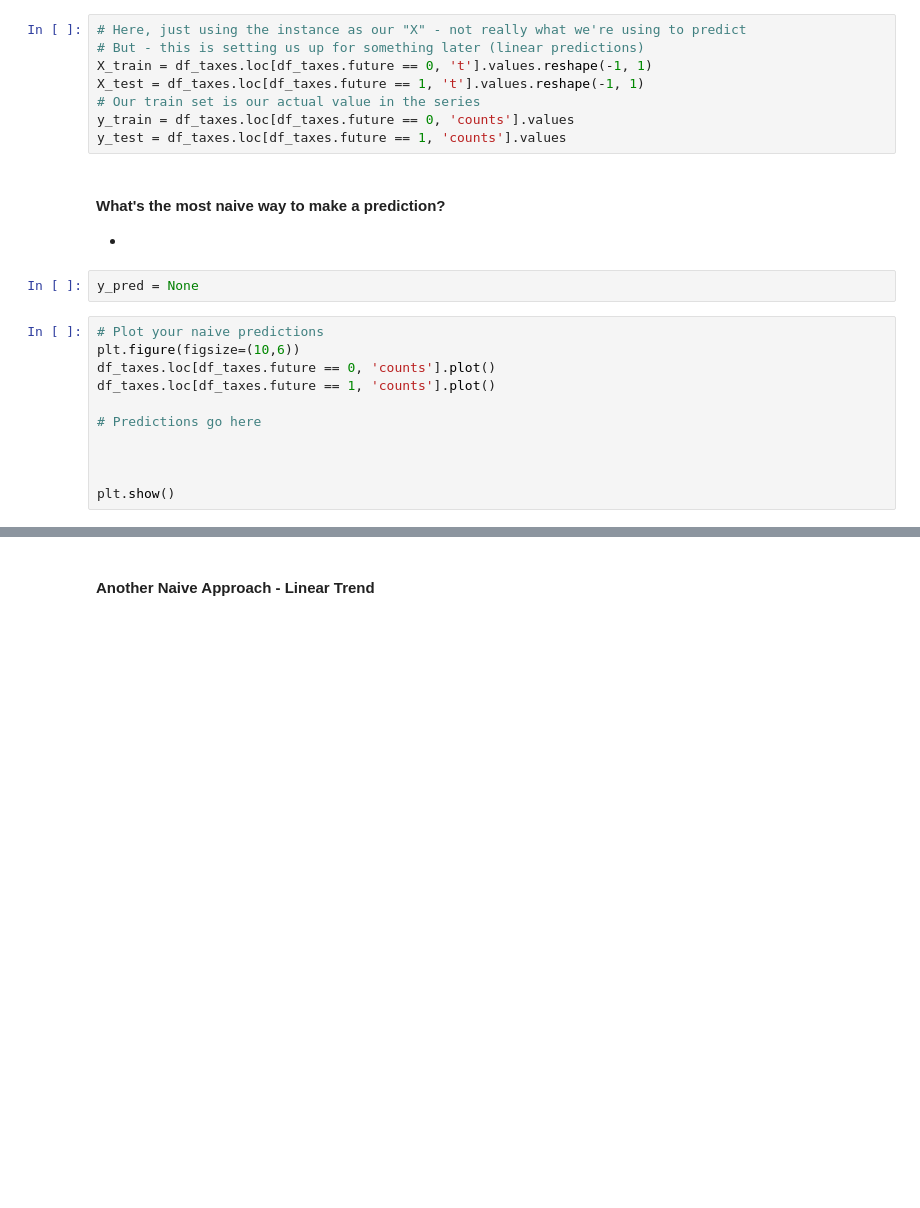
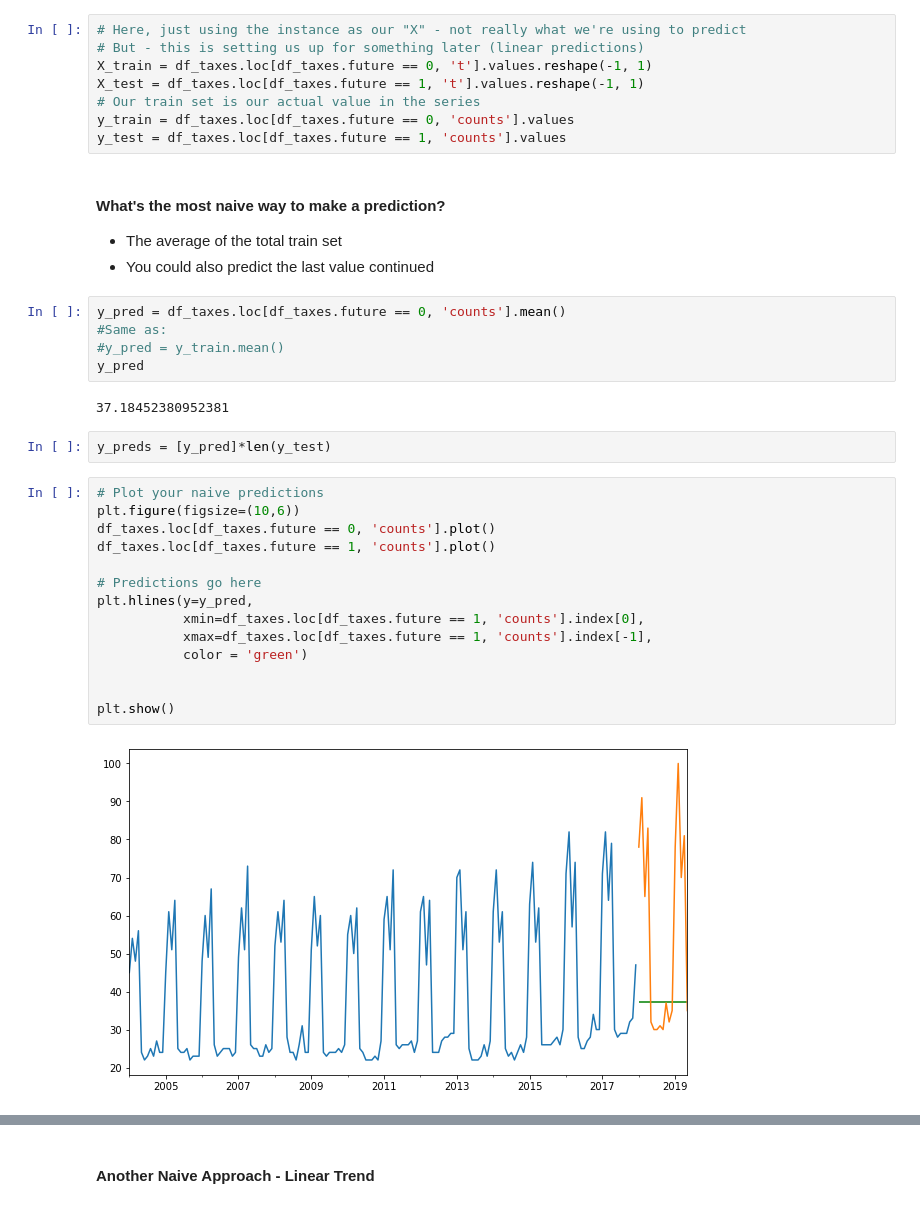
Before and after one commit to garrettwilliams90/DSLE-083021-TimeSeriesReview, a Jupyter notebook: TS-Review.ipynb, the cells around one changed output, grey strips where cells are left out. Cells and saved outputs as stored; diff of their text form; blank space fills up the shorter version.

```diff
--- a/TS-Review.ipynb
+++ b/TS-Review.ipynb
@@ -363,19 +589,32 @@ y_test = df_taxes.loc[df_taxes.future == 1, 'counts'].values
 # %% [markdown]
 #### What's the most naive way to make a prediction?
 
--
+- The average of the total train set
+- You could also predict the last value continued
-# %%
-y_pred = None
+# %%
+y_pred = df_taxes.loc[df_taxes.future == 0, 'counts'].mean()
+#Same as:
+#y_pred = y_train.mean()
+y_pred
+# %% [output]
+37.18452380952381
+# %%
+y_preds = [y_pred]*len(y_test)
 # %%
 # Plot your naive predictions
 plt.figure(figsize=(10,6))
 df_taxes.loc[df_taxes.future == 0, 'counts'].plot()
 df_taxes.loc[df_taxes.future == 1, 'counts'].plot()
 
 # Predictions go here
-
+plt.hlines(y=y_pred,
+           xmin=df_taxes.loc[df_taxes.future == 1, 'counts'].index[0],
+           xmax=df_taxes.loc[df_taxes.future == 1, 'counts'].index[-1],
+           color = 'green')
 
 
 plt.show()
+# %% [output]
+[figure, added]
 # %%
 # How right are we?
```
Also changed, not shown: parts of 80 cells of this notebook.
